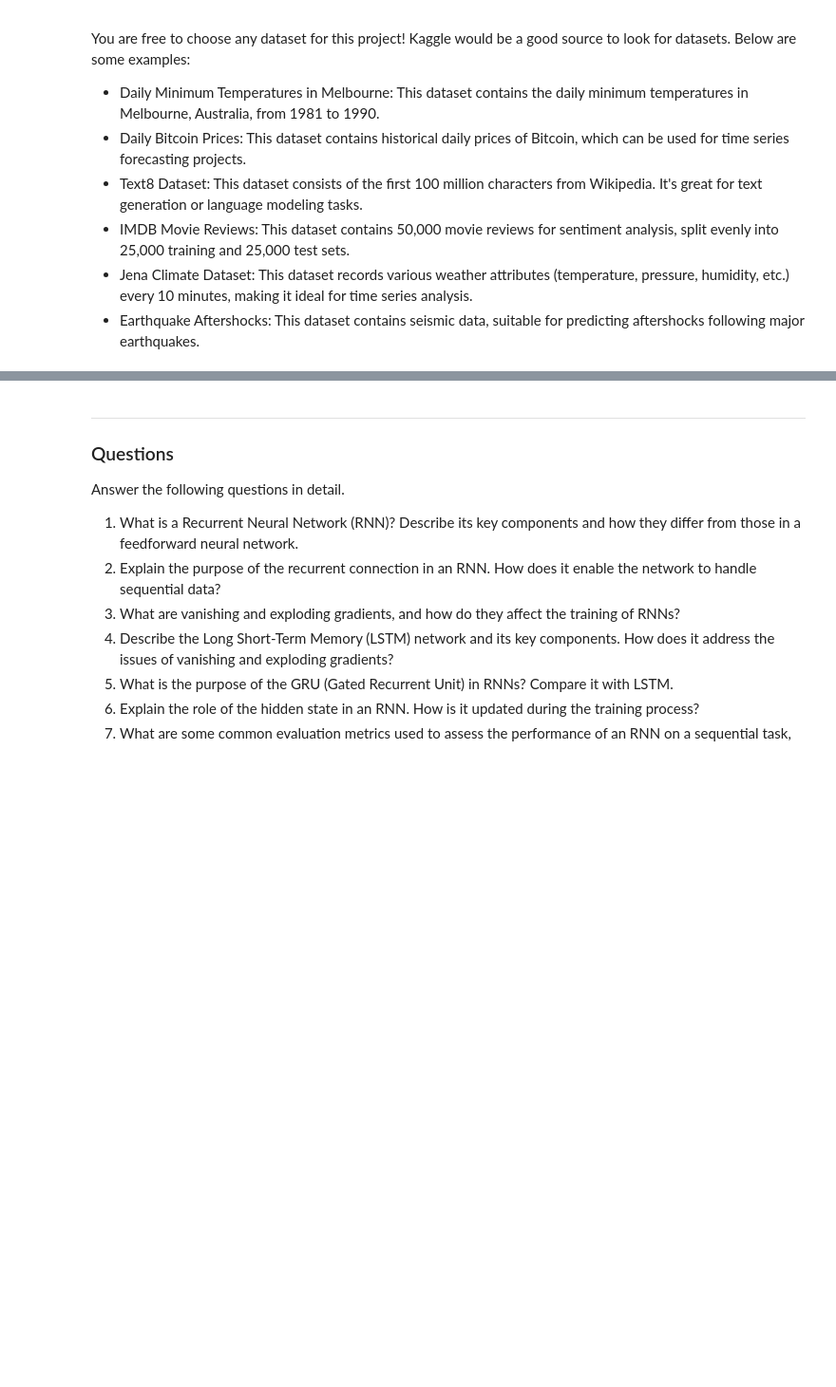
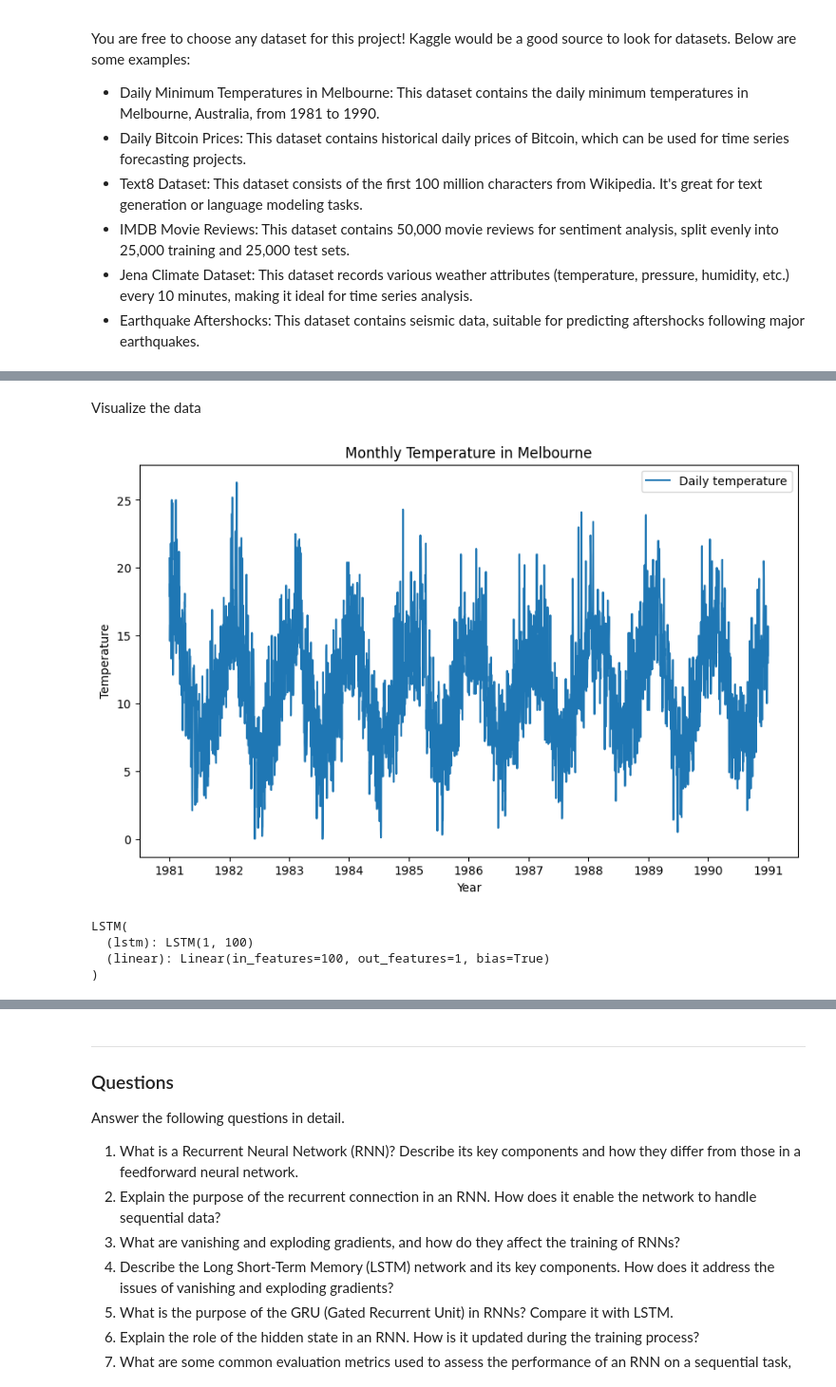
Before and after one commit to haingo-raz/Deep-learning-notebooks, a Jupyter notebook: project3/Project_3.ipynb, the cells around one changed output, grey strips where cells are left out. Shown: that part at 95% size. Drawn from its saved outputs; the diff is of its cells as text; code cells hidden in the pictures; blank space fills up the shorter version.

Commit message:
Project 3 // Add data and neural network

```diff
--- a/project3/Project_3.ipynb
+++ b/project3/Project_3.ipynb
@@ -25,0 +40,10 @@ You are free to choose any dataset for this project! Kaggle would be a good sour
+# %%
+# Load the dataset
+data_csv = 'daily-minimum-temperatures-in-me.csv'
+
+df = pd.read_csv(data_csv,
+                 on_bad_lines='skip',
+                 parse_dates=[0],
+                 skiprows = [3652]) # skipping column with bad data
+
+df.head()
@@ -25,0 +57,5 @@ You are free to choose any dataset for this project! Kaggle would be a good sour
+# %%
+# Rename column
+df = df.rename(columns={'Daily minimum temperatures in Melbourne, Australia, 1981-1990' : 'Temp'})
+
+df.head()
@@ -25,0 +83,6 @@ You are free to choose any dataset for this project! Kaggle would be a good sour
+# %%
+df['Temp'] = df['Temp'].apply(lambda x:x.replace('?', ''))
+
+# Convert the temperature values in float
+df['Temp'] = df['Temp'].astype(float)
+df.head()
@@ -25,0 +96,5 @@ You are free to choose any dataset for this project! Kaggle would be a good sour
+# %%
+# Set the Date to index
+df['Date'] = pd.to_datetime(df['Date'])
+df.set_index('Date', inplace=True)
+df.head()
@@ -25,0 +109,12 @@ You are free to choose any dataset for this project! Kaggle would be a good sour
+# %% [markdown]
+Visualize the data
+# %%
+plt.figure(figsize=(10, 6))
+plt.plot(df, label='Daily temperature')
+plt.title('Monthly Temperature in Melbourne')
+plt.xlabel('Year')
+plt.ylabel('Temperature')
+plt.legend()
+plt.show()
+# %% [output]
+[figure, added]
@@ -25,0 +169,8 @@ You are free to choose any dataset for this project! Kaggle would be a good sour
+# %%
+model = LSTM()
+print(model)
+# %% [output]
+LSTM(
+  (lstm): LSTM(1, 100)
+  (linear): Linear(in_features=100, out_features=1, bias=True)
+)
```
Also changed, not shown: parts of 18 cells of this notebook, 1 other file.
